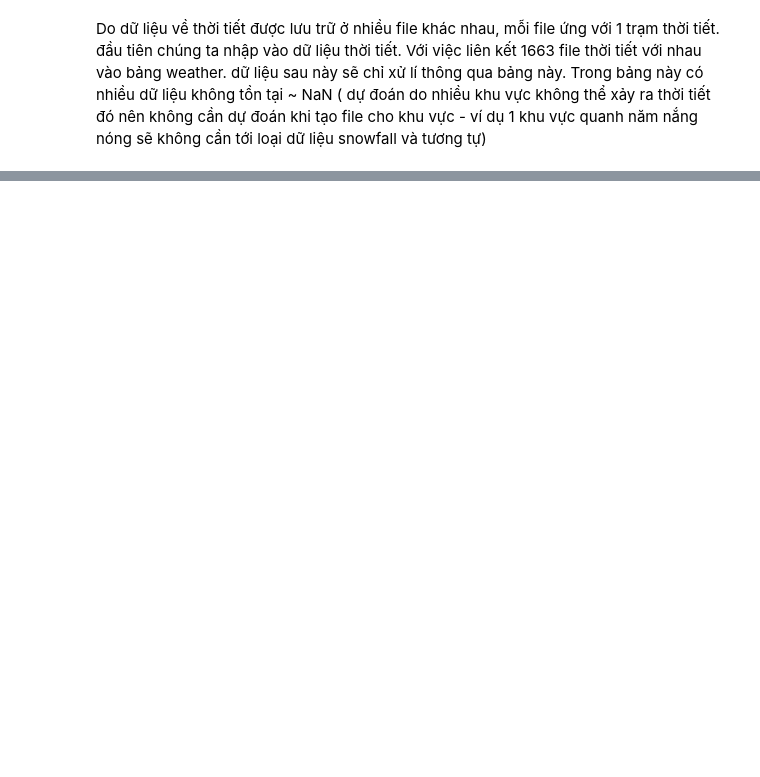
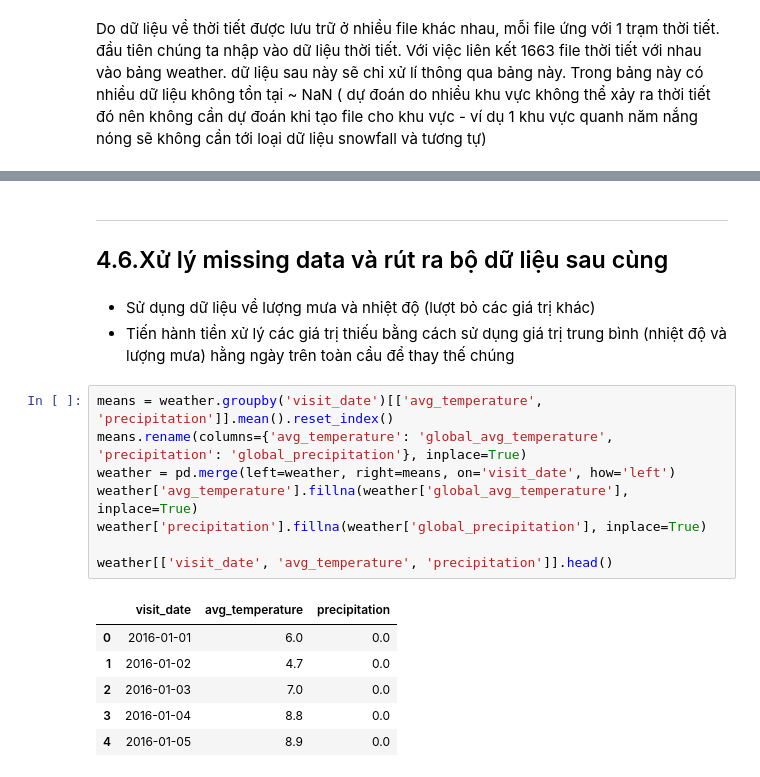
Before and after one commit to pdthuc/Project-Applied_Data_Science, a Jupyter notebook: Group12_Notebook.ipynb, the cells around one changed output, grey strips where cells are left out. Drawn from its saved outputs; the diff is of its cells as text; blank space fills up the shorter version.

```diff
--- a/Group12_Notebook.ipynb
+++ b/Group12_Notebook.ipynb
@@ -225,0 +228,21 @@ weather.head()
+# %% [markdown]
+---
+## 4.6.Xử lý missing data và rút ra bộ dữ liệu sau cùng
+# %% [markdown]
+- Sử dụng dữ liệu về lượng mưa và nhiệt độ (lượt bỏ các giá trị khác)
+- Tiến hành tiền xử lý các giá trị thiếu bằng cách sử dụng giá trị trung bình (nhiệt độ và lượng mưa) hằng ngày trên toàn cầu để thay thế chúng
+# %%
+means = weather.groupby('visit_date')[['avg_temperature', 'precipitation']].mean().reset_index()
+means.rename(columns={'avg_temperature': 'global_avg_temperature', 'precipitation': 'global_precipitation'}, inplace=True)
+weather = pd.merge(left=weather, right=means, on='visit_date', how='left')
+weather['avg_temperature'].fillna(weather['global_avg_temperature'], inplace=True)
+weather['precipitation'].fillna(weather['global_precipitation'], inplace=True)
+
+weather[['visit_date', 'avg_temperature', 'precipitation']].head()
+# %% [output]
+|  | visit_date | avg_temperature | precipitation |
+| 0 | 2016-01-01 | 6.0 | 0.0 |
+| 1 | 2016-01-02 | 4.7 | 0.0 |
+| 2 | 2016-01-03 | 7.0 | 0.0 |
+| 3 | 2016-01-04 | 8.8 | 0.0 |
+| 4 | 2016-01-05 | 8.9 | 0.0 |
```
Also changed, not shown: parts of 4 cells of this notebook.
